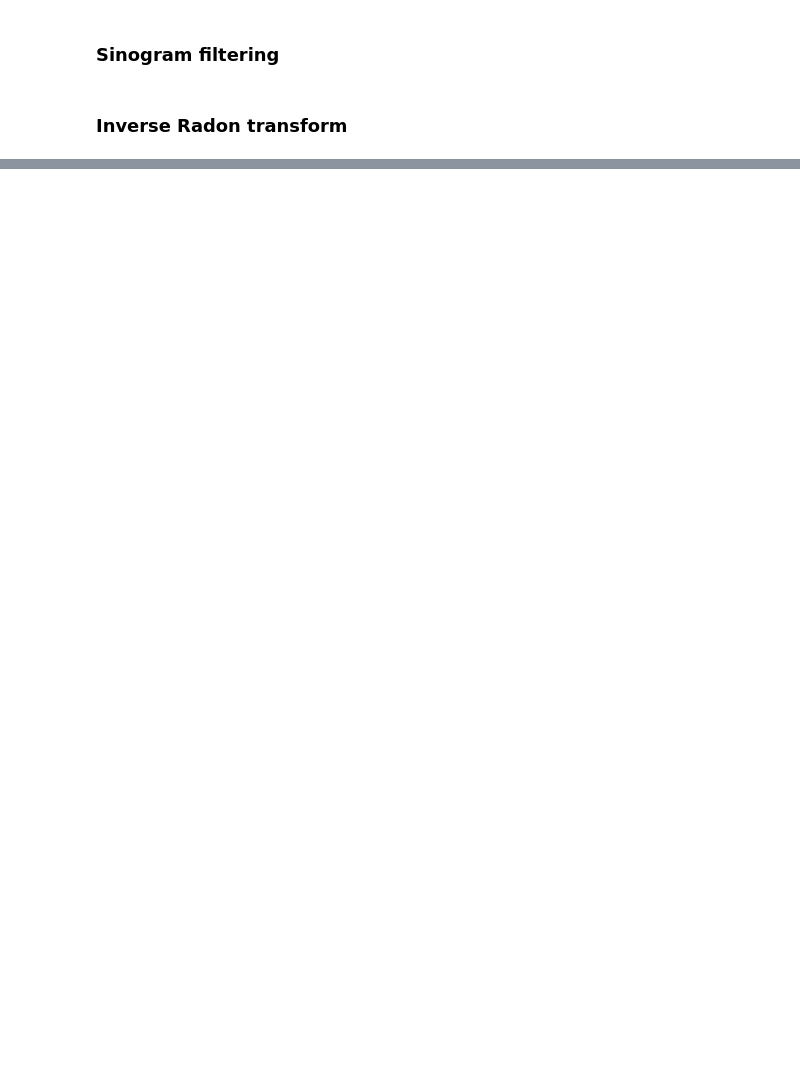
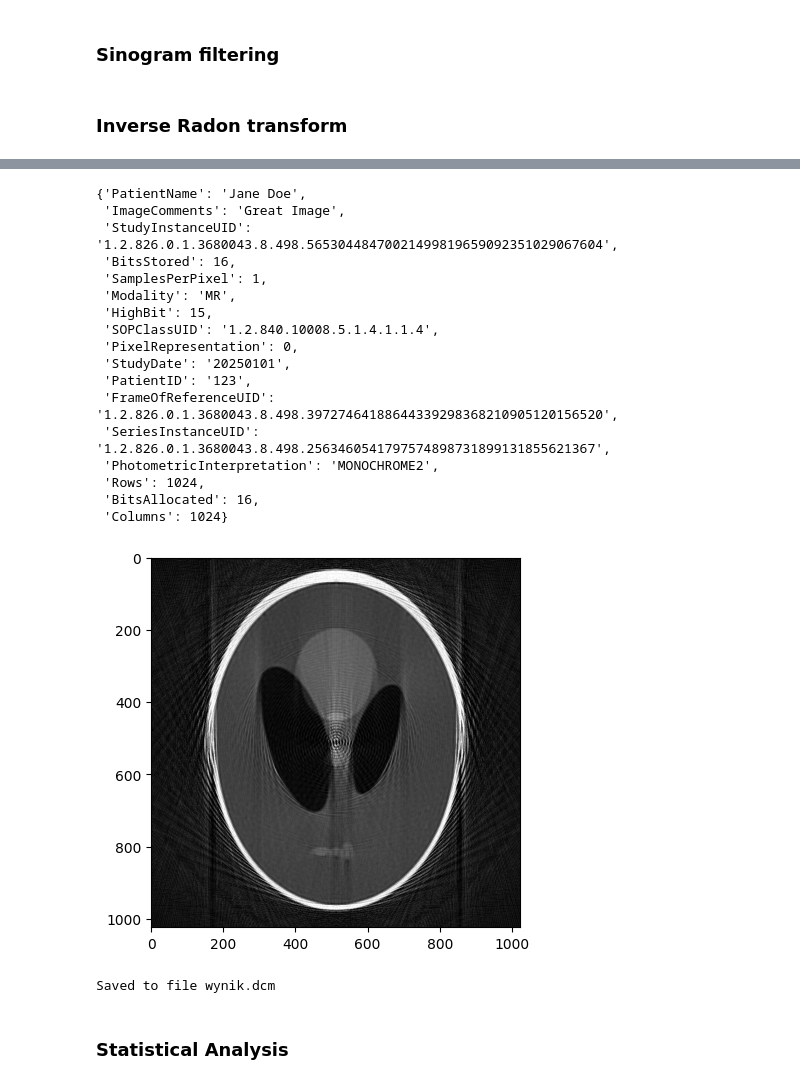
Before and after one commit to andziuba/informatics-in-medicine, a Jupyter notebook: CT scan simulator/tomograf.ipynb, the cells around one changed output, grey strips where cells are left out. Drawn from its saved outputs; the diff is of its cells as text; code cells hidden in the pictures; blank space fills up the shorter version.

Commit message:
filter +dicom

```diff
--- a/CT scan simulator/tomograf.ipynb
+++ b/CT scan simulator/tomograf.ipynb
@@ -372,0 +473,40 @@ else:
+# %%
+import pydicom
+def read_dicom_file(path):
+    try:
+        ds = pydicom.dcmread(path)
+        keys = {x for x in dir(ds) if x[0].isupper()}
+        keys -= {'PixelData'}
+        meta_data = {x: getattr(ds, x) for x in keys}
+
+        if 'PixelData' in ds:
+            image = ds.pixel_array
+        else:
+            image = np.array([])
+
+        return image, meta_data
+    except Exception as e:
+        raise IOError("Failed to read file")
+# %%
+image_dcm, meta_data = read_dicom_file("wynik.dcm")
+plt.imshow(image_dcm, cmap="gray")
+meta_data
+# %% [output]
+{'PatientName': 'Jane Doe',
+ 'ImageComments': 'Great Image',
+ 'StudyInstanceUID': '1.2.826.0.1.3680043.8.498.56530448470021499819659092351029067604',
+ 'BitsStored': 16,
+ 'SamplesPerPixel': 1,
+ 'Modality': 'MR',
+ 'HighBit': 15,
+ 'SOPClassUID': '1.2.840.10008.5.1.4.1.1.4',
+ 'PixelRepresentation': 0,
+ 'StudyDate': '20250101',
+ 'PatientID': '123',
+ 'FrameOfReferenceUID': '1.2.826.0.1.3680043.8.498.39727464188644339298368210905120156520',
+ 'SeriesInstanceUID': '1.2.826.0.1.3680043.8.498.2563460541797574898731899131855621367',
+ 'PhotometricInterpretation': 'MONOCHROME2',
+ 'Rows': 1024,
+ 'BitsAllocated': 16,
+ 'Columns': 1024}
+[figure, added]
@@ -372,0 +564,15 @@ else:
+# %%
+patient_data = {
+    "PatientName": "Jane Doe",
+    "PatientID": "123",
+    "Modality": "MR",
+    "ImageComments": "A comment",
+    "StudyDate": "20250101"
+}
+
+
+write_dicom_file("wynik.dcm", reconstructed_image, meta_data)
+# %% [output]
+Saved to file wynik.dcm
+# %% [markdown]
+### Statistical Analysis
```
Also changed, not shown: parts of 8 cells of this notebook, 10 other files.
